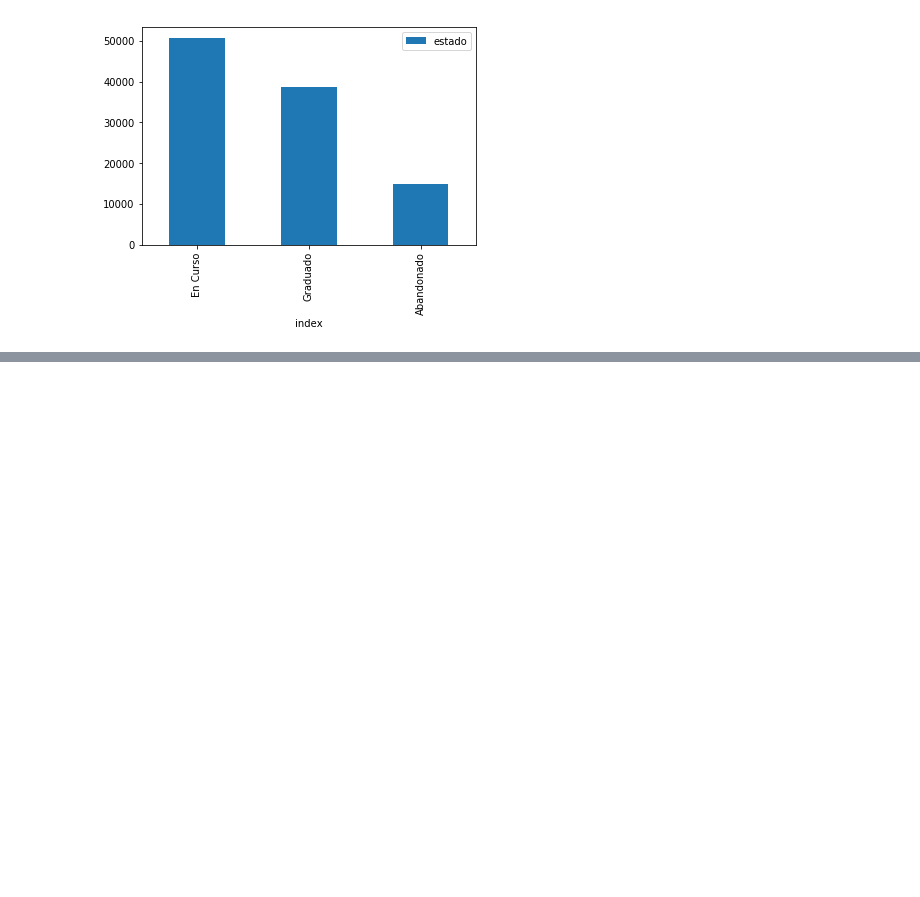
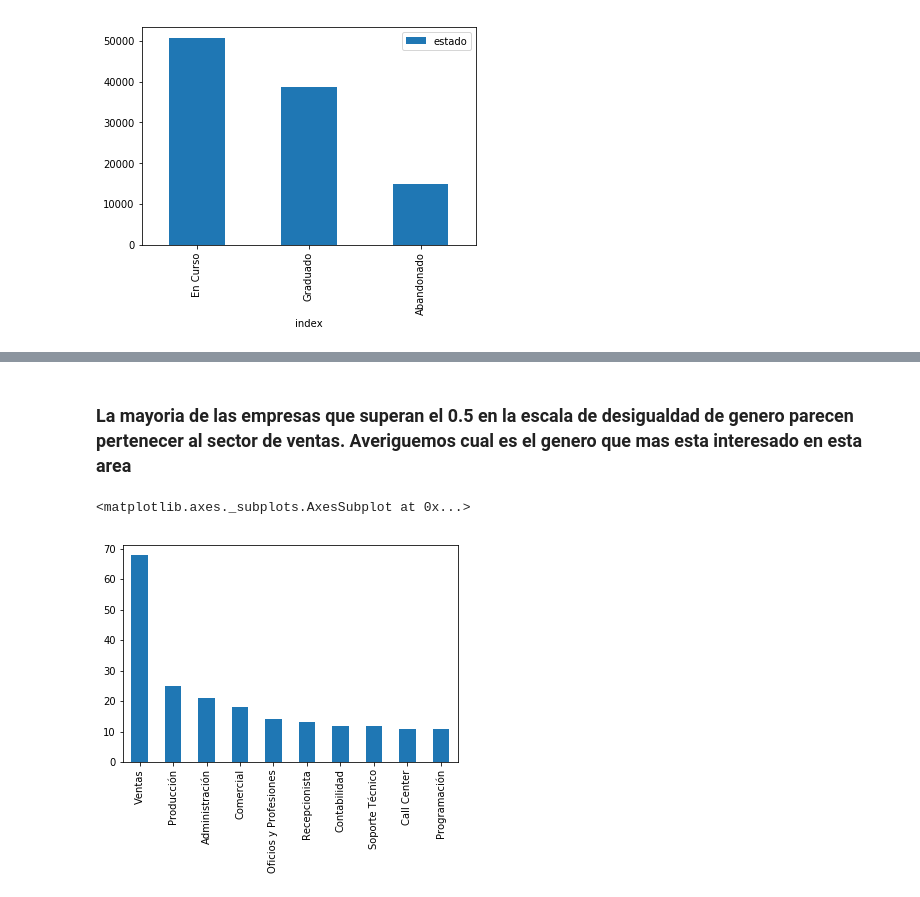
Before and after one commit to iloyarte/datos-tp, a Jupyter notebook: TP 1 - Analisis exploratorio - 2C.ipynb, the cells around one changed output, grey strips where cells are left out. Saved outputs shown, nothing was run; the diff lists cells and outputs as text; code cells hidden in the pictures; blank space fills up the shorter version.

```diff
--- a/TP 1 - Analisis exploratorio - 2C.ipynb
+++ b/TP 1 - Analisis exploratorio - 2C.ipynb
@@ -103,0 +127,12 @@ postulantes_sexo_area#.pivot(index = 'nombre_area', columns= 'sexo', values='idp
+# %%
+vistas_delta_sex_25_percent = postulantes_sexo_area[postulantes_sexo_area['delta_sex'] > 0.5]
+# %%
+empresas_delta_sex_25_percent = vistas_delta_sex_25_percent.merge(data_detalles.drop_duplicates(subset ='denominacion_empresa'), on='denominacion_empresa', how='inner') \
+                                [['nombre_area','denominacion_empresa']]
+# %% [markdown]
+### La mayoria de las empresas que superan el 0.5 en la escala de desigualdad de genero parecen pertenecer al sector de ventas. Averiguemos cual es el genero que mas esta interesado en esta area
+# %%
+empresas_delta_sex_25_percent['nombre_area'].value_counts().head(10).plot.bar()
+# %% [output]
+<matplotlib.axes._subplots.AxesSubplot at 0x...>
+[figure, added]
```
Also changed, not shown: parts of 22 cells of this notebook.
